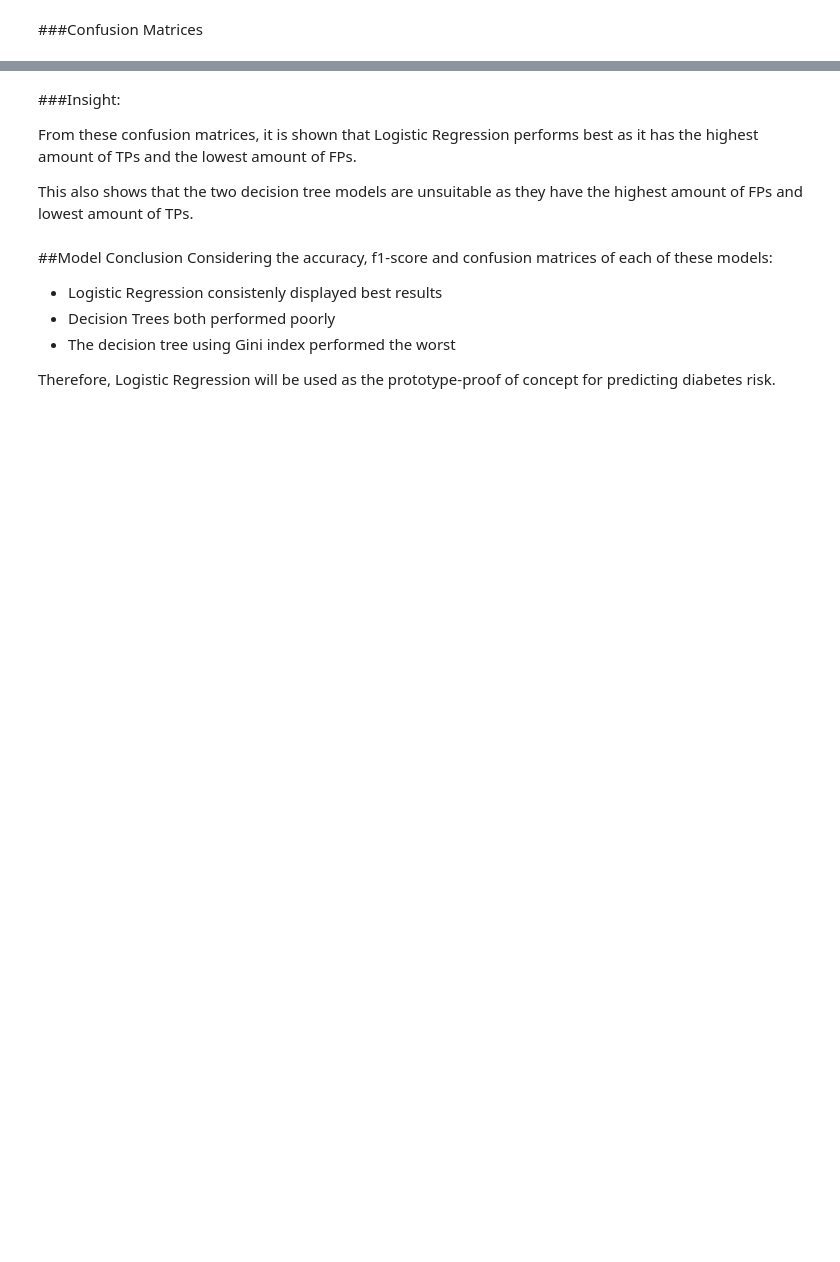
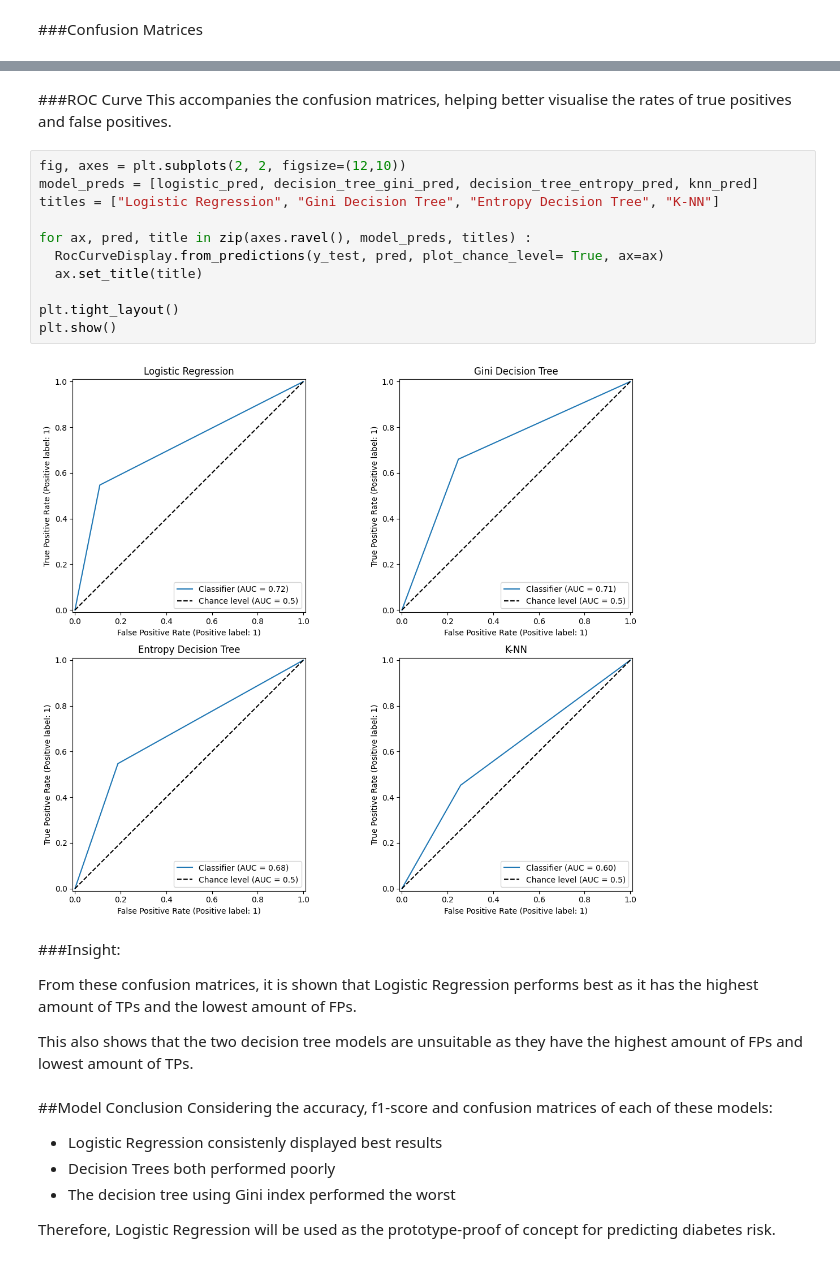
Before and after one commit to T0McKay/HIS406_Assignment2_DiabetesPrediction_TheoMcKay, a Jupyter notebook: diabetes_predictor_Theo_McKay.ipynb, the cells around one changed output, grey strips where cells are left out. Drawn from its saved outputs; the diff is of its cells as text; blank space fills up the shorter version.

```diff
--- a/diabetes_predictor_Theo_McKay.ipynb
+++ b/diabetes_predictor_Theo_McKay.ipynb
@@ -498,3 +500,19 @@ plt.show()
+# %% [markdown]
+###ROC Curve
+This accompanies the confusion matrices, helping better visualise the rates of true positives and false positives.
+# %%
+fig, axes = plt.subplots(2, 2, figsize=(12,10))
+model_preds = [logistic_pred, decision_tree_gini_pred, decision_tree_entropy_pred, knn_pred]
+titles = ["Logistic Regression", "Gini Decision Tree", "Entropy Decision Tree", "K-NN"]
+
+for ax, pred, title in zip(axes.ravel(), model_preds, titles) :
+  RocCurveDisplay.from_predictions(y_test, pred, plot_chance_level= True, ax=ax)
+  ax.set_title(title)
+
+plt.tight_layout()
+plt.show()
+# %% [output]
+[figure, added]
 # %% [markdown]
 ###Insight:
 
```
Also changed, not shown: parts of 10 cells of this notebook.
